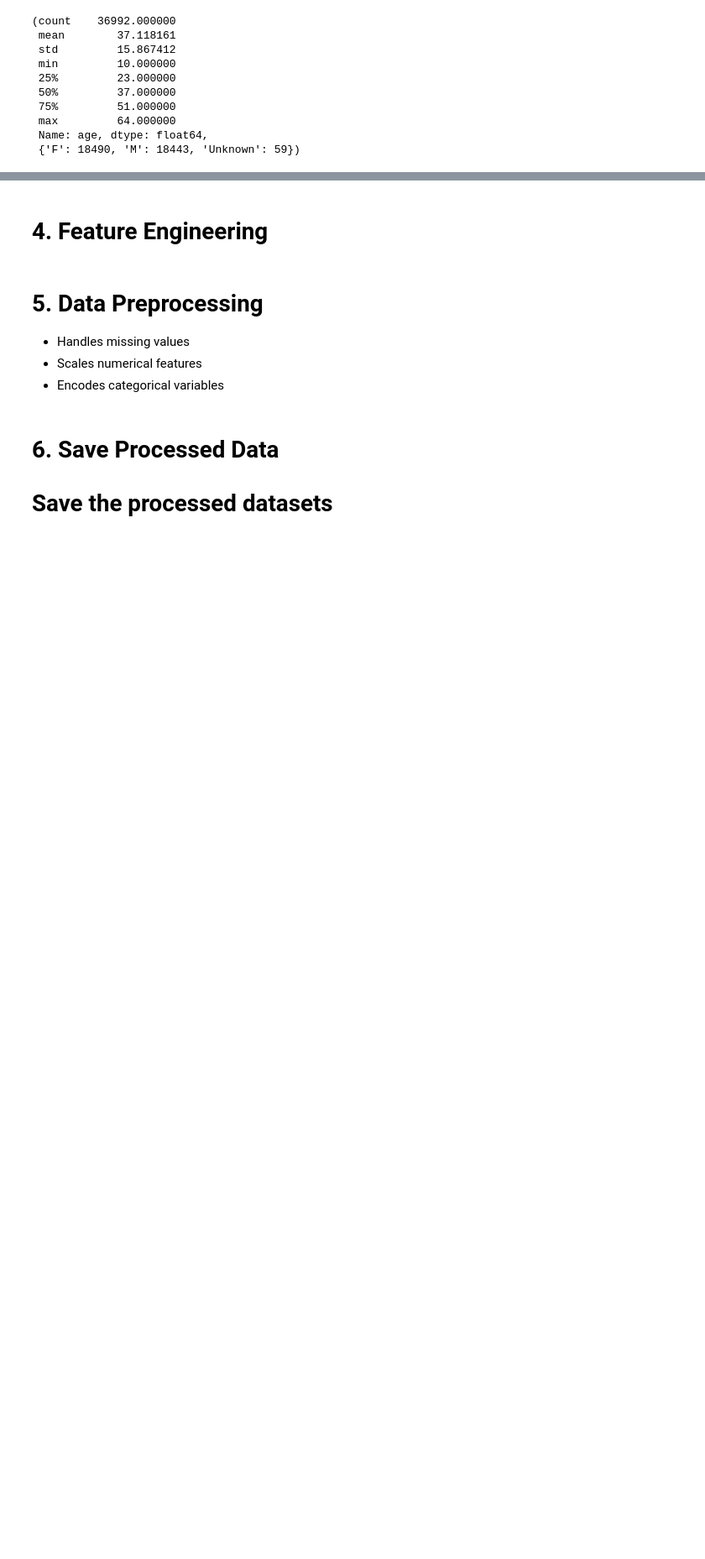
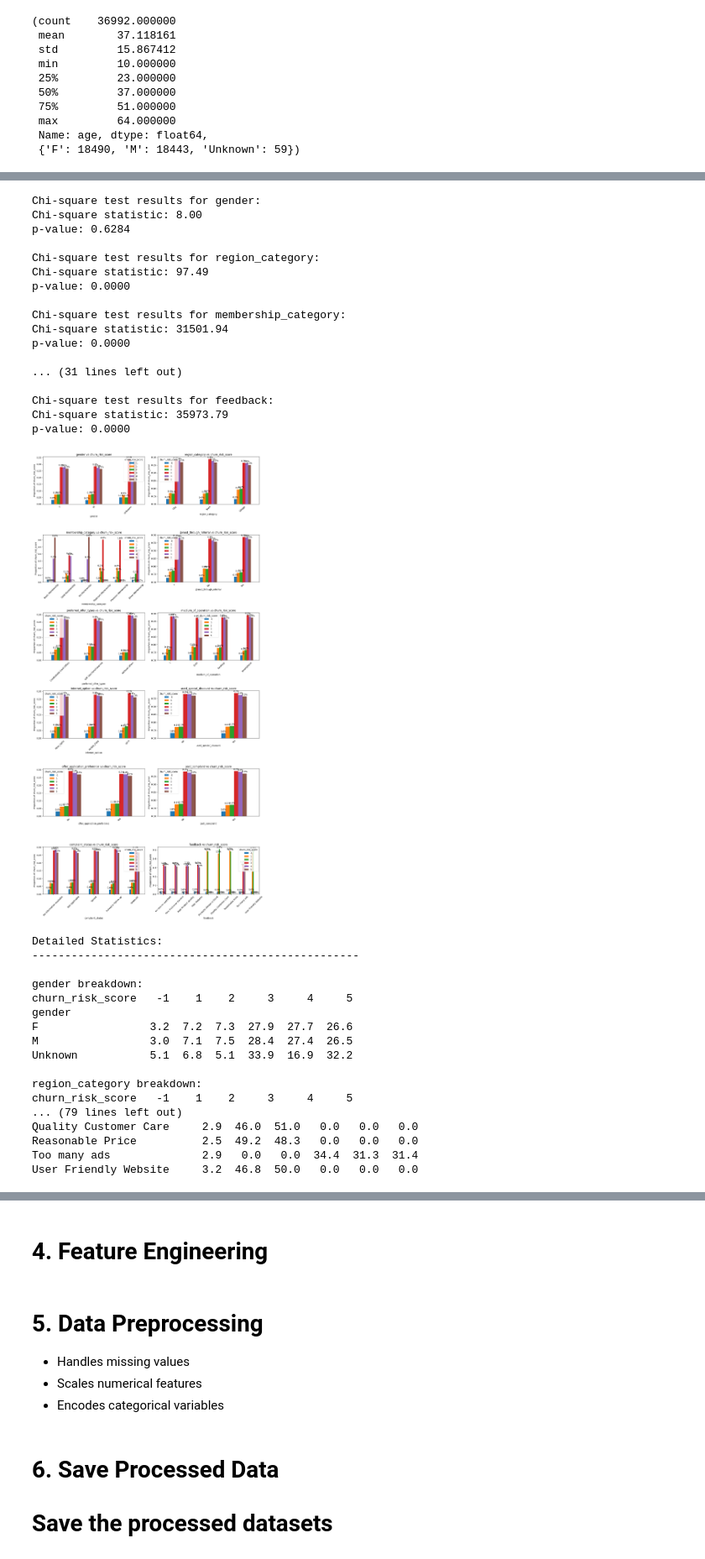
Before and after one commit to opeokupe/capstone-ai-ml, a Jupyter notebook: data_exploration.ipynb, the cells around one changed output, grey strips where cells are left out. Shown at 84% size. Drawn from its saved outputs; the diff is of its cells as text; code cells hidden in the pictures; blank space fills up the shorter version.

```diff
--- a/data_exploration.ipynb
+++ b/data_exploration.ipynb
@@ -334,3 +404,4 @@ def analyze_categorical_relationships(df, target_col):
 # %%
-excluded_columns = ['customer_id','security_no', 'Name']
+excluded_columns = ['customer_id','security_no', 'Name','joining_date','referral_id','last_visit_time','avg_frequency_login_days']
 filtered_columns = [col for col in train_data if col not in excluded_columns]
+filtered_data = train_data[filtered_columns]
@@ -337 +424,39 @@ filtered_columns = [col for col in train_data if col not in excluded_columns]
+# %%
+analyze_categorical_relationships(filtered_data, 'churn_risk_score')
+# %% [output]
+Chi-square test results for gender:
+Chi-square statistic: 8.00
+p-value: 0.6284
+
+Chi-square test results for region_category:
+Chi-square statistic: 97.49
+p-value: 0.0000
+
+Chi-square test results for membership_category:
+Chi-square statistic: 31501.94
+p-value: 0.0000
+
+... (31 lines left out)
+
+Chi-square test results for feedback:
+Chi-square statistic: 35973.79
+p-value: 0.0000
+[figure, added]
+Detailed Statistics:
+--------------------------------------------------
+
+gender breakdown:
+churn_risk_score   -1    1    2     3     4     5
+gender
+F                 3.2  7.2  7.3  27.9  27.7  26.6
+M                 3.0  7.1  7.5  28.4  27.4  26.5
+Unknown           5.1  6.8  5.1  33.9  16.9  32.2
+
+region_category breakdown:
+churn_risk_score   -1    1    2     3     4     5
+... (79 lines left out)
+Quality Customer Care     2.9  46.0  51.0   0.0   0.0   0.0
+Reasonable Price          2.5  49.2  48.3   0.0   0.0   0.0
+Too many ads              2.9   0.0   0.0  34.4  31.3  31.4
+User Friendly Website     3.2  46.8  50.0   0.0   0.0   0.0
 # %%
```
Also changed, not shown: parts of 5 cells of this notebook.
